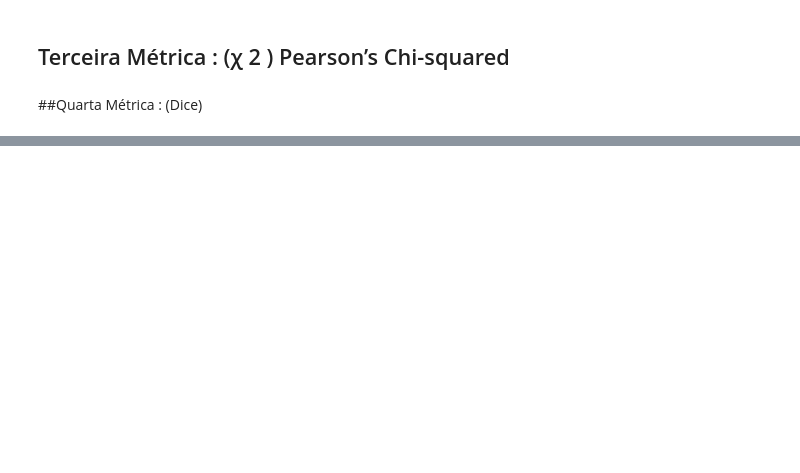
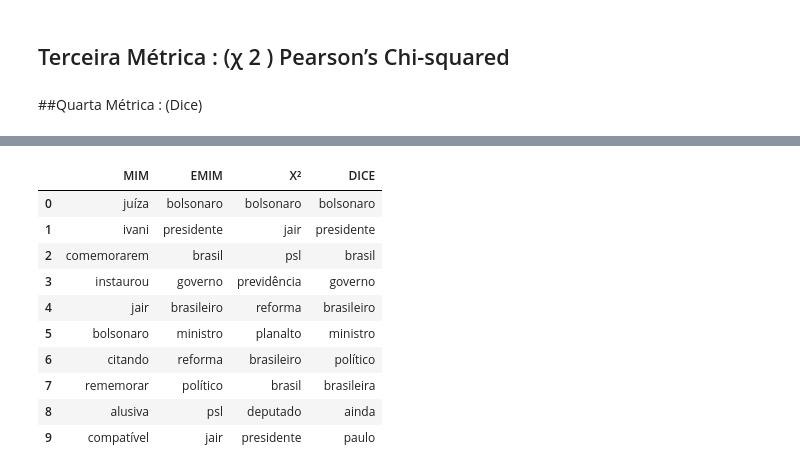
Before and after one commit to Joaohdss/Expansao-de-Consultas, a Jupyter notebook: Lab5.ipynb, the cells around one changed output, grey strips where cells are left out. Drawn from its saved outputs; the diff is of its cells as text; code cells hidden in the pictures; blank space fills up the shorter version.

```diff
--- a/Lab5.ipynb
+++ b/Lab5.ipynb
@@ -88,0 +219,14 @@ texto_queries.head()
+# %%
+tabela_metricas(termos[2]).head(10)
+# %% [output]
+|  | MIM | EMIM | X² | DICE |
+| 0 | juíza | bolsonaro | bolsonaro | bolsonaro |
+| 1 | ivani | presidente | jair | presidente |
+| 2 | comemorarem | brasil | psl | brasil |
+| 3 | instaurou | governo | previdência | governo |
+| 4 | jair | brasileiro | reforma | brasileiro |
+| 5 | bolsonaro | ministro | planalto | ministro |
+| 6 | citando | reforma | brasileiro | político |
+| 7 | rememorar | político | brasil | brasileira |
+| 8 | alusiva | psl | deputado | ainda |
+| 9 | compatível | jair | presidente | paulo |
```
Also changed, not shown: parts of 26 cells of this notebook, 1 other file.
